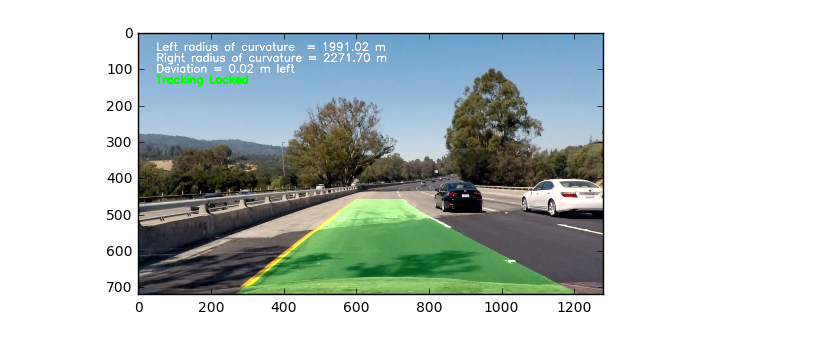
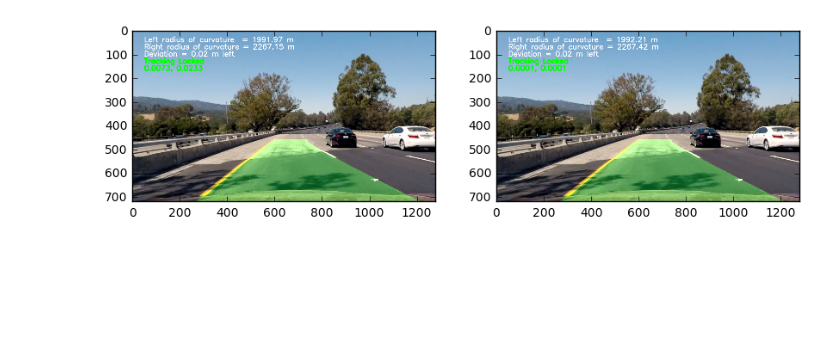
Before and after one commit to thomasantony/CarND-P04-Advanced-Lane-Lines, a Jupyter notebook: Project04.ipynb, the cells around one changed output. Saved outputs shown, nothing was run; the diff lists cells and outputs as text; code cells hidden in the pictures; blank space fills up the shorter version.

```diff
--- a/Project04.ipynb
+++ b/Project04.ipynb
@@ -207,6 +207,7 @@ plt.show()
 # Define a class to receive the characteristics of each line detection
 import collections
 from itertools import chain, repeat
+from functools import reduce
 
 ym_per_pix = 30/720 # meters per pixel in y dimension
 xm_per_pix = 3.7/700 # meteres per pixel in x dimension
@@ -218,9 +219,6 @@ class Lane():
         # x values of the last n fits of the line
         self.recent_xfitted = collections.deque(maxlen=cache_length)
         self.recent_yfitted = collections.deque(maxlen=cache_length)
-        self.weights = np.ones((cache_length,1))
-        self.weights[0] = 0.5
-        self.weights[1:] = 0.5/(cache_length-1)
 
         #average x values of the fitted line over the last n iterations
         self.bestx = None
@@ -232,7 +230,7 @@ class Lane():
         #radius of curvature of the line in some units
         self.radius_of_curvature = None
         #distance in meters of vehicle center from the line
-        self.line_base_pos = None
+        self.insanity = 0.0
 
         #difference in fit coefficients between last and new fits
         self.diffs = np.array([0,0,0], dtype='float')
@@ -254,13 +252,23 @@ class Lane():
 
     def add_lane_pixels(self, x, y):
         # Use all pixels from previous detections for curve fit
-        weights = np.ones((len(self.recent_xfitted), 1))
+        weights = np.ones(len(self.recent_xfitted))
         if len(weights) > 1:
             weights[0] = 0.5
             weights[1:] = 0.5/(len(weights) - 1)
 
-        x_hist = np.fromiter(chain(*(weights*self.recent_xfitted), x), np.int32)
-        y_hist = np.fromiter(chain(*(weights*self.recent_yfitted), y), np.int32)
+            w_x = reduce(lambda a,b: a + b[0]*b[1], zip(weights, self.recent_xfitted), np.zeros(len(self.yvals)))
+            w_y = reduce(lambda a,b: a + b[0]*b[1], zip(weights, self.recent_yfitted), np.zeros(len(self.yvals)))
+        else:
+            w_x, w_y = [], []
+        x_hist = np.fromiter(chain(w_x, x), np.int32)
+        y_hist = np.fromiter(chain(w_y, y), np.int32)
+
+#         x2_hist = np.fromiter(chain(*self.recent_xfitted, x), np.int32)
+#         y2_hist = np.fromiter(chain(*self.recent_yfitted, y), np.int32)
+#         print(id(self), weights, x_hist[:10], x2_hist[:10])
+#         plt.plot(x_hist, y_hist)
+#         plt.imshow(image)
         try:
             p_lane = np.polyfit(y_hist, x_hist, 2)
             rad_curv = self.compute_rad_curv(x_hist, y_hist)
@@ -294,9 +302,6 @@ class Lane():
             x_fit = p_lane[0]*self.yvals**2 + p_lane[1]*self.yvals + p_lane[2]
             self.dropped_frames += 1
 
-#         plt.imshow(image)
-#         plt.plot(x_fit, self.yvals)
-#         plt.plot(x_hist, y_hist)
         # Update ROI mask
         self.mask.fill(0)
         # http://stackoverflow.com/a/35902430/538379
@@ -322,9 +327,10 @@ class Lane():
 
         k = 1/R   # Curvature is a better measure to track
         R0 = self.radius_of_curvature
-#         k0 = 1/self.radius_of_curvature
+        k0 = 1/self.radius_of_curvature
 #         return abs(k-k0)/k0 <= 0.05
-        return abs(R-R0)/R0 <= 0.10  # Max change from frame to frame is 5%
+        self.insanity = abs(k-k0)/k0
+        return self.insanity <= 2.0  # Max change from frame to frame is 200%
 
 
     def detect_from_mask(self, image):
@@ -519,6 +525,8 @@ def process_image(image, key_frame_interval=20, cache_length=10):
     is_tracking = left_lane.detected or right_lane.detected
     cv2.putText(result,'Tracking Locked' if is_tracking else 'Tracking Lost',(50,140),
             font, 1,(0,255,0) if is_tracking else (255,0,0), 3,cv2.LINE_AA)
+    cv2.putText(result,'%0.4f, %0.4f'%(left_lane.insanity, right_lane.insanity),(50,170),
+            font, 1,(0,255,0) if is_tracking else (0,0,255), 3,cv2.LINE_AA)
 
     cache['left'] = left_lane
     cache['right'] = right_lane
@@ -532,9 +540,13 @@ process_image.clear_cache = clear_cache
 clear_cache()
 image = mpimage.imread('test_images/test4.jpg')
 %time process_image(image)
-# %time process_image(image)
+%time process_image(image)
 out = process_image(image)
-plt.figure()
+out2 = process_image(image)
+plt.figure(figsize=(10,5))
+plt.subplot(1,2,1)
 plt.imshow(out)
+plt.subplot(1,2,2)
+plt.imshow(out2)
 plt.show()
 # %% [output]
@@ -543,4 +557,4 @@ Wall time: 560 ms
-[figure, old version]
+[figure, new version]
 # %%
 vid_output = 'project_video_out.mp4'
 clip = VideoFileClip('project_video.mp4')
```
Also changed, not shown: parts of 3 cells of this notebook.
